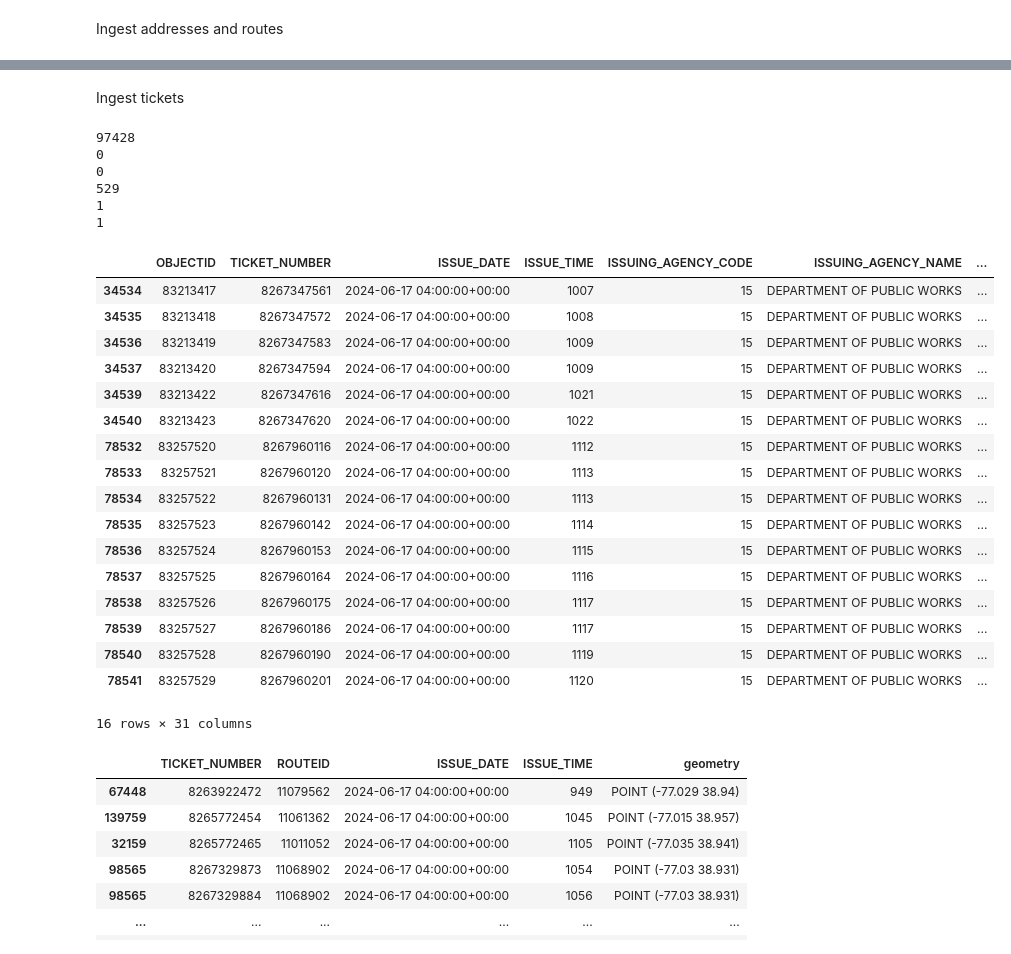
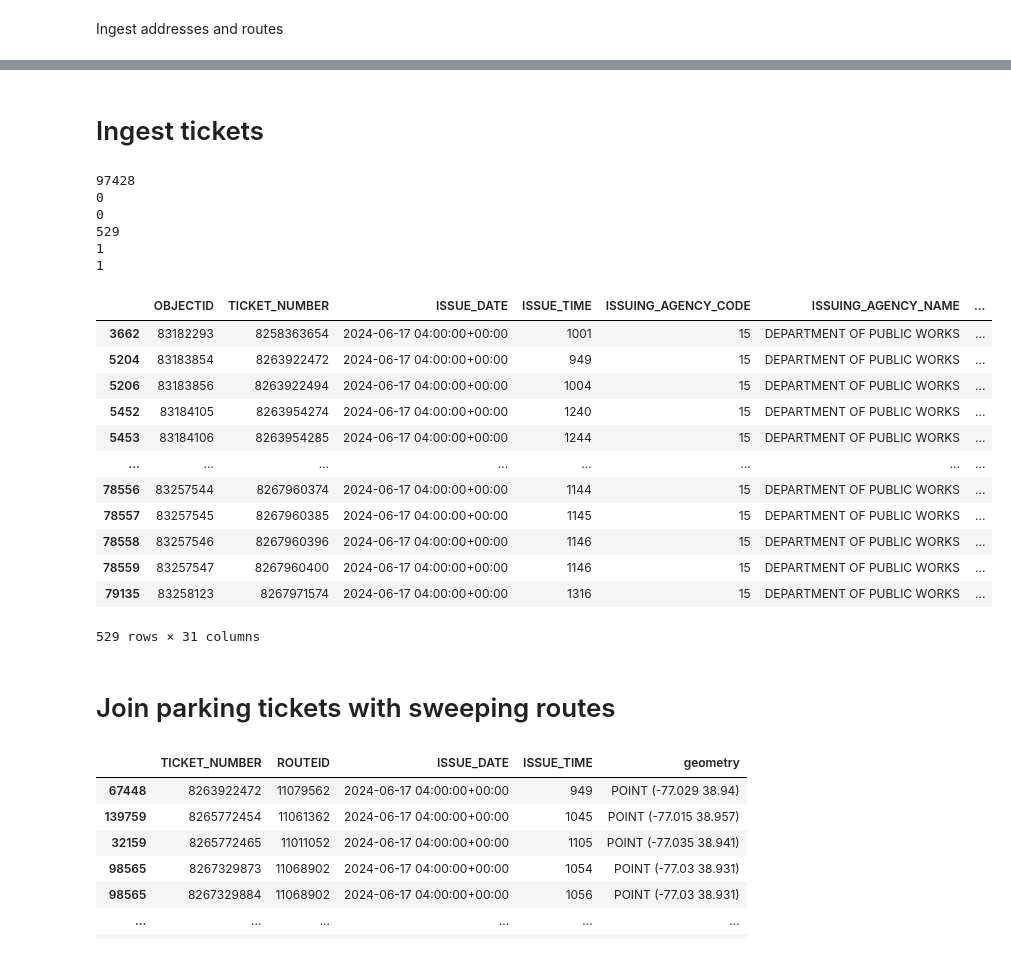
Before and after one commit to reedmarkham/meter-made, a Jupyter notebook: meter_made.ipynb, the cells around one changed output, grey strips where cells are left out. Drawn from its saved outputs; the diff is of its cells as text; code cells hidden in the pictures.

```diff
--- a/meter_made.ipynb
+++ b/meter_made.ipynb
@@ -117,50 +72,47 @@ display(routes_gdf.sort_values(by='ADDRESS'))
-# %% [markdown]
-Ingest tickets
+# %% [markdown]
+# Ingest tickets
 # %%
 t = gpd.read_file('/content/drive/MyDrive/dc-parking-data/Parking_Violations_Issued_in_June_2024.geojson')
 print(len(t))
 print(t['VIOLATION_CODE'].isnull().sum())
 print(t['ISSUE_DATE'].isnull().sum())
 
 t['ISSUE_DATE'] = pd.to_datetime(t['ISSUE_DATE'])
 tickets = t[(t.VIOLATION_CODE == 'P173') & (t.ISSUE_DATE.dt.date == pd.to_datetime('2024-06-17').date())]
 
 print(len(tickets))
 print(tickets['LATITUDE'].isnull().sum())
 print(tickets['LONGITUDE'].isnull().sum())
 
 tickets = gpd.GeoDataFrame(
     tickets,
     geometry=gpd.points_from_xy(tickets.LONGITUDE, tickets.LATITUDE),
     crs="EPSG:4326"
     )
 
-display(tickets[tickets.LOCATION.str.contains('Q ST NW')])
+display(tickets)
 # %% [output]
 97428
 0
 0
 529
 1
 1
 |  | OBJECTID | TICKET_NUMBER | ISSUE_DATE | ISSUE_TIME | ISSUING_AGENCY_CODE | ISSUING_AGENCY_NAME | ... |
-| 34534 | 83213417 | 8267347561 | 2024-06-17 04:00:00+00:00 | 1007 | 15 | DEPARTMENT OF PUBLIC WORKS | ... |
-| 34535 | 83213418 | 8267347572 | 2024-06-17 04:00:00+00:00 | 1008 | 15 | DEPARTMENT OF PUBLIC WORKS | ... |
-| 34536 | 83213419 | 8267347583 | 2024-06-17 04:00:00+00:00 | 1009 | 15 | DEPARTMENT OF PUBLIC WORKS | ... |
-| 34537 | 83213420 | 8267347594 | 2024-06-17 04:00:00+00:00 | 1009 | 15 | DEPARTMENT OF PUBLIC WORKS | ... |
-| 34539 | 83213422 | 8267347616 | 2024-06-17 04:00:00+00:00 | 1021 | 15 | DEPARTMENT OF PUBLIC WORKS | ... |
-| 34540 | 83213423 | 8267347620 | 2024-06-17 04:00:00+00:00 | 1022 | 15 | DEPARTMENT OF PUBLIC WORKS | ... |
-| 78532 | 83257520 | 8267960116 | 2024-06-17 04:00:00+00:00 | 1112 | 15 | DEPARTMENT OF PUBLIC WORKS | ... |
-| 78533 | 83257521 | 8267960120 | 2024-06-17 04:00:00+00:00 | 1113 | 15 | DEPARTMENT OF PUBLIC WORKS | ... |
-| 78534 | 83257522 | 8267960131 | 2024-06-17 04:00:00+00:00 | 1113 | 15 | DEPARTMENT OF PUBLIC WORKS | ... |
-| 78535 | 83257523 | 8267960142 | 2024-06-17 04:00:00+00:00 | 1114 | 15 | DEPARTMENT OF PUBLIC WORKS | ... |
-| 78536 | 83257524 | 8267960153 | 2024-06-17 04:00:00+00:00 | 1115 | 15 | DEPARTMENT OF PUBLIC WORKS | ... |
-| 78537 | 83257525 | 8267960164 | 2024-06-17 04:00:00+00:00 | 1116 | 15 | DEPARTMENT OF PUBLIC WORKS | ... |
-| 78538 | 83257526 | 8267960175 | 2024-06-17 04:00:00+00:00 | 1117 | 15 | DEPARTMENT OF PUBLIC WORKS | ... |
-| 78539 | 83257527 | 8267960186 | 2024-06-17 04:00:00+00:00 | 1117 | 15 | DEPARTMENT OF PUBLIC WORKS | ... |
-| 78540 | 83257528 | 8267960190 | 2024-06-17 04:00:00+00:00 | 1119 | 15 | DEPARTMENT OF PUBLIC WORKS | ... |
-| 78541 | 83257529 | 8267960201 | 2024-06-17 04:00:00+00:00 | 1120 | 15 | DEPARTMENT OF PUBLIC WORKS | ... |
+| 3662 | 83182293 | 8258363654 | 2024-06-17 04:00:00+00:00 | 1001 | 15 | DEPARTMENT OF PUBLIC WORKS | ... |
+| 5204 | 83183854 | 8263922472 | 2024-06-17 04:00:00+00:00 | 949 | 15 | DEPARTMENT OF PUBLIC WORKS | ... |
+| 5206 | 83183856 | 8263922494 | 2024-06-17 04:00:00+00:00 | 1004 | 15 | DEPARTMENT OF PUBLIC WORKS | ... |
+| 5452 | 83184105 | 8263954274 | 2024-06-17 04:00:00+00:00 | 1240 | 15 | DEPARTMENT OF PUBLIC WORKS | ... |
+| 5453 | 83184106 | 8263954285 | 2024-06-17 04:00:00+00:00 | 1244 | 15 | DEPARTMENT OF PUBLIC WORKS | ... |
+| ... | ... | ... | ... | ... | ... | ... | ... |
+| 78556 | 83257544 | 8267960374 | 2024-06-17 04:00:00+00:00 | 1144 | 15 | DEPARTMENT OF PUBLIC WORKS | ... |
+| 78557 | 83257545 | 8267960385 | 2024-06-17 04:00:00+00:00 | 1145 | 15 | DEPARTMENT OF PUBLIC WORKS | ... |
+| 78558 | 83257546 | 8267960396 | 2024-06-17 04:00:00+00:00 | 1146 | 15 | DEPARTMENT OF PUBLIC WORKS | ... |
+| 78559 | 83257547 | 8267960400 | 2024-06-17 04:00:00+00:00 | 1146 | 15 | DEPARTMENT OF PUBLIC WORKS | ... |
+| 79135 | 83258123 | 8267971574 | 2024-06-17 04:00:00+00:00 | 1316 | 15 | DEPARTMENT OF PUBLIC WORKS | ... |
-16 rows × 31 columns
+529 rows × 31 columns
+# %% [markdown]
+# Join parking tickets with sweeping routes
 # %%
 routes_gdf.geometry = routes_gdf.geometry.set_precision(grid_size=0.0001).force_2d()
 tickets.geometry = tickets.geometry.set_precision(grid_size=0.0001).force_2d()
```
Also changed, not shown: parts of 15 cells of this notebook.
